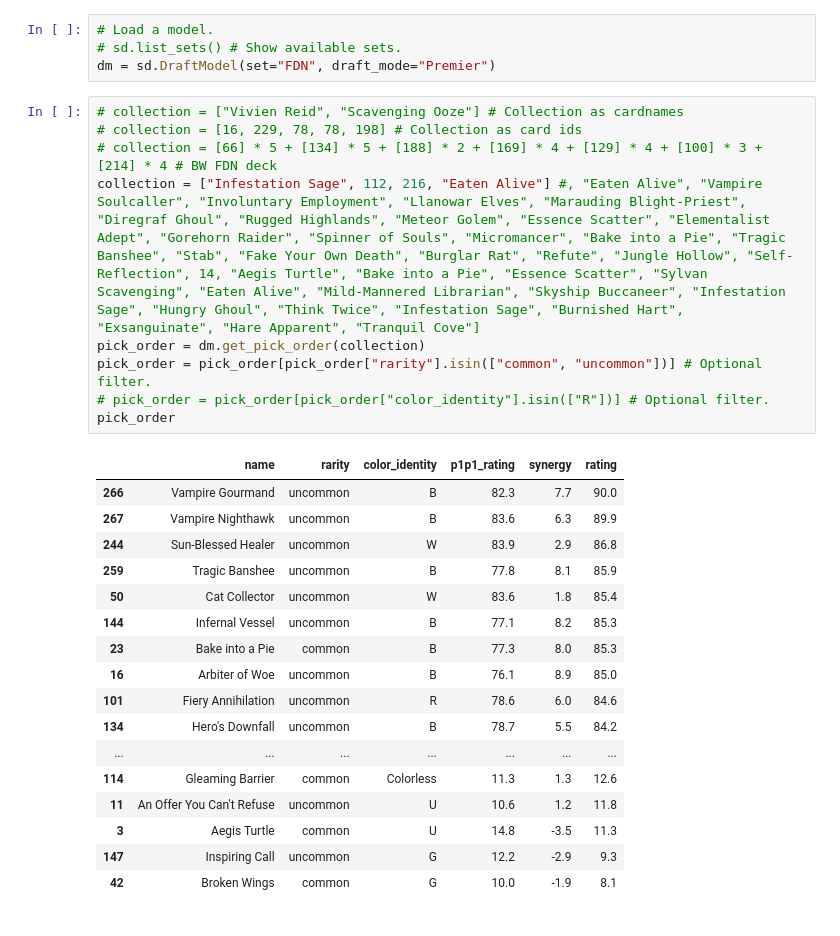
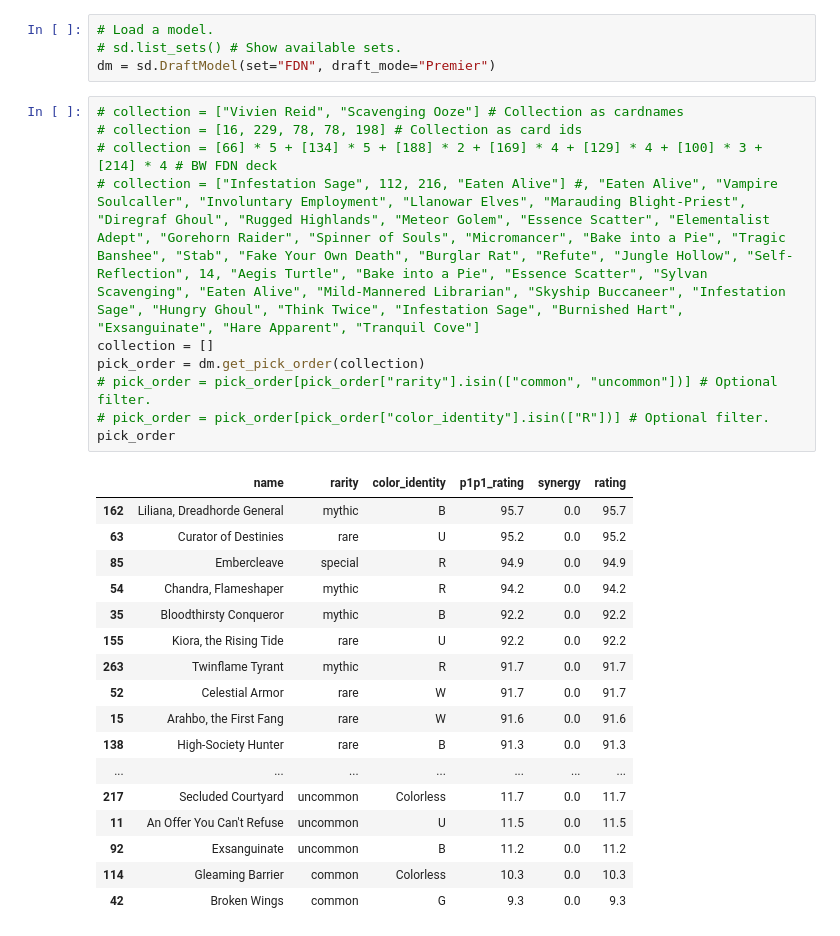
Before and after one commit to milkjeff94/statistical-drafting, a Jupyter notebook: notebooks/draft_assistant.ipynb, the cells around one changed output. Drawn from its saved outputs; the diff is of its cells as text.

```diff
--- a/notebooks/draft_assistant.ipynb
+++ b/notebooks/draft_assistant.ipynb
@@ -15,30 +17,31 @@ dm = sd.DraftModel(set="FDN", draft_mode="Premier")
 # %%
 # collection = ["Vivien Reid", "Scavenging Ooze"] # Collection as cardnames
 # collection = [16, 229, 78, 78, 198] # Collection as card ids
 # collection = [66] * 5 + [134] * 5 + [188] * 2 + [169] * 4 + [129] * 4 + [100] * 3 + [214] * 4 # BW FDN deck
-collection = ["Infestation Sage", 112, 216, "Eaten Alive"] #, "Eaten Alive", "Vampire Soulcaller", "Involuntary Employment", "Llanowar Elves", "Marauding Blight-Priest", "Diregraf Ghoul", "Rugged Highlands", "Meteor Golem", "Essence Scatter", "Elementalist Adept", "Gorehorn Raider", "Spinner of Souls", "Micromancer", "Bake into a Pie", "Tragic Banshee", "Stab", "Fake Your Own Death", "Burglar Rat", "Refute", "Jungle Hollow", "Self-Reflection", 14, "Aegis Turtle", "Bake into a Pie", "Essence Scatter", "Sylvan Scavenging", "Eaten Alive", "Mild-Mannered Librarian", "Skyship Buccaneer", "Infestation Sage", "Hungry Ghoul", "Think Twice", "Infestation Sage", "Burnished Hart", "Exsanguinate", "Hare Apparent", "Tranquil Cove"]
+# collection = ["Infestation Sage", 112, 216, "Eaten Alive"] #, "Eaten Alive", "Vampire Soulcaller", "Involuntary Employment", "Llanowar Elves", "Marauding Blight-Priest", "Diregraf Ghoul", "Rugged Highlands", "Meteor Golem", "Essence Scatter", "Elementalist Adept", "Gorehorn Raider", "Spinner of Souls", "Micromancer", "Bake into a Pie", "Tragic Banshee", "Stab", "Fake Your Own Death", "Burglar Rat", "Refute", "Jungle Hollow", "Self-Reflection", 14, "Aegis Turtle", "Bake into a Pie", "Essence Scatter", "Sylvan Scavenging", "Eaten Alive", "Mild-Mannered Librarian", "Skyship Buccaneer", "Infestation Sage", "Hungry Ghoul", "Think Twice", "Infestation Sage", "Burnished Hart", "Exsanguinate", "Hare Apparent", "Tranquil Cove"]
+collection = []
 pick_order = dm.get_pick_order(collection)
-pick_order = pick_order[pick_order["rarity"].isin(["common", "uncommon"])] # Optional filter.
+# pick_order = pick_order[pick_order["rarity"].isin(["common", "uncommon"])] # Optional filter.
 # pick_order = pick_order[pick_order["color_identity"].isin(["R"])] # Optional filter.
 pick_order
 # %% [output]
 |  | name | rarity | color_identity | p1p1_rating | synergy | rating |
-| 266 | Vampire Gourmand | uncommon | B | 82.3 | 7.7 | 90.0 |
-| 267 | Vampire Nighthawk | uncommon | B | 83.6 | 6.3 | 89.9 |
-| 244 | Sun-Blessed Healer | uncommon | W | 83.9 | 2.9 | 86.8 |
-| 259 | Tragic Banshee | uncommon | B | 77.8 | 8.1 | 85.9 |
-| 50 | Cat Collector | uncommon | W | 83.6 | 1.8 | 85.4 |
-| 144 | Infernal Vessel | uncommon | B | 77.1 | 8.2 | 85.3 |
-| 23 | Bake into a Pie | common | B | 77.3 | 8.0 | 85.3 |
-| 16 | Arbiter of Woe | uncommon | B | 76.1 | 8.9 | 85.0 |
-| 101 | Fiery Annihilation | uncommon | R | 78.6 | 6.0 | 84.6 |
-| 134 | Hero's Downfall | uncommon | B | 78.7 | 5.5 | 84.2 |
+| 162 | Liliana, Dreadhorde General | mythic | B | 95.7 | 0.0 | 95.7 |
+| 63 | Curator of Destinies | rare | U | 95.2 | 0.0 | 95.2 |
+| 85 | Embercleave | special | R | 94.9 | 0.0 | 94.9 |
+| 54 | Chandra, Flameshaper | mythic | R | 94.2 | 0.0 | 94.2 |
+| 35 | Bloodthirsty Conqueror | mythic | B | 92.2 | 0.0 | 92.2 |
+| 155 | Kiora, the Rising Tide | rare | U | 92.2 | 0.0 | 92.2 |
+| 263 | Twinflame Tyrant | mythic | R | 91.7 | 0.0 | 91.7 |
+| 52 | Celestial Armor | rare | W | 91.7 | 0.0 | 91.7 |
+| 15 | Arahbo, the First Fang | rare | W | 91.6 | 0.0 | 91.6 |
+| 138 | High-Society Hunter | rare | B | 91.3 | 0.0 | 91.3 |
 | ... | ... | ... | ... | ... | ... | ... |
-| 114 | Gleaming Barrier | common | Colorless | 11.3 | 1.3 | 12.6 |
-| 11 | An Offer You Can't Refuse | uncommon | U | 10.6 | 1.2 | 11.8 |
-| 3 | Aegis Turtle | common | U | 14.8 | -3.5 | 11.3 |
-| 147 | Inspiring Call | uncommon | G | 12.2 | -2.9 | 9.3 |
-| 42 | Broken Wings | common | G | 10.0 | -1.9 | 8.1 |
+| 217 | Secluded Courtyard | uncommon | Colorless | 11.7 | 0.0 | 11.7 |
+| 11 | An Offer You Can't Refuse | uncommon | U | 11.5 | 0.0 | 11.5 |
+| 92 | Exsanguinate | uncommon | B | 11.2 | 0.0 | 11.2 |
+| 114 | Gleaming Barrier | common | Colorless | 10.3 | 0.0 | 10.3 |
+| 42 | Broken Wings | common | G | 9.3 | 0.0 | 9.3 |
 # %%
 # Deckbuild recommendations after draft.
 dm.get_deck_recommendation(collection, starting_colors="").head(30)
```
Also changed, not shown: parts of 2 cells of this notebook, 8 other files.
